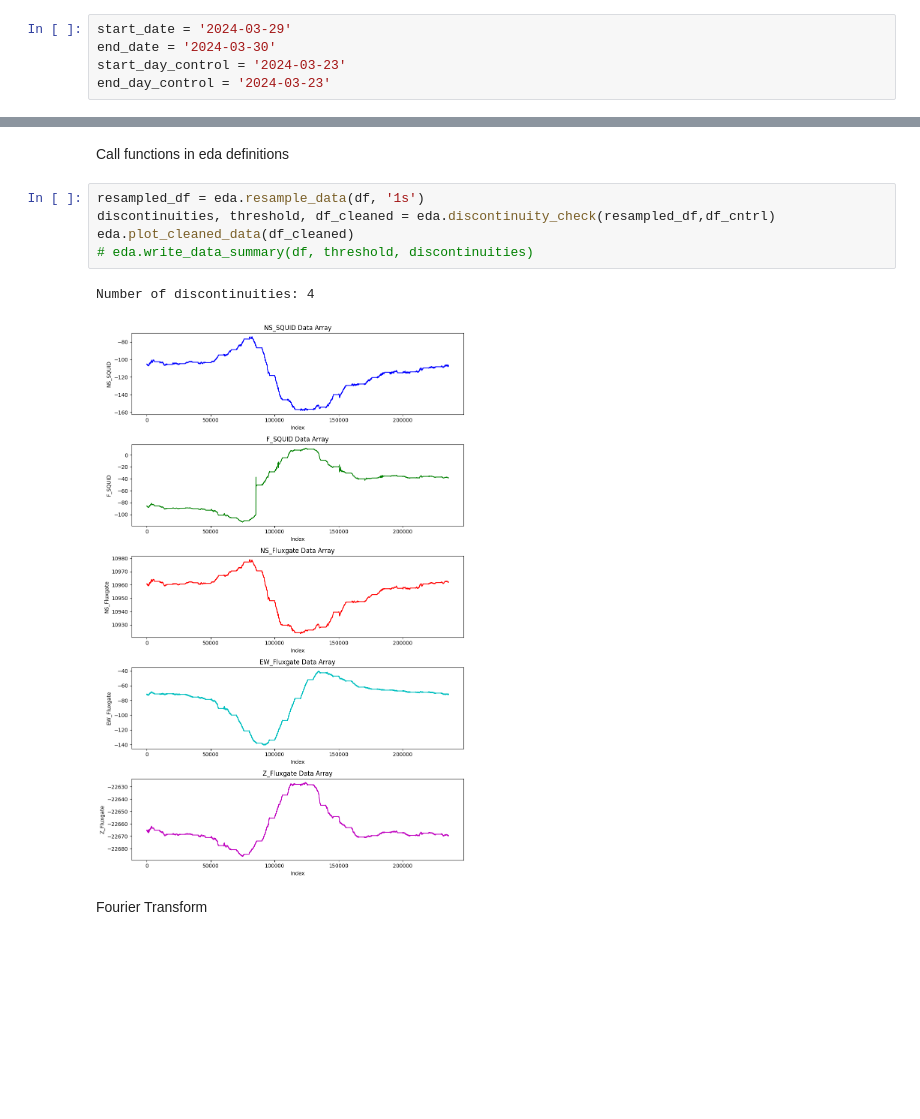
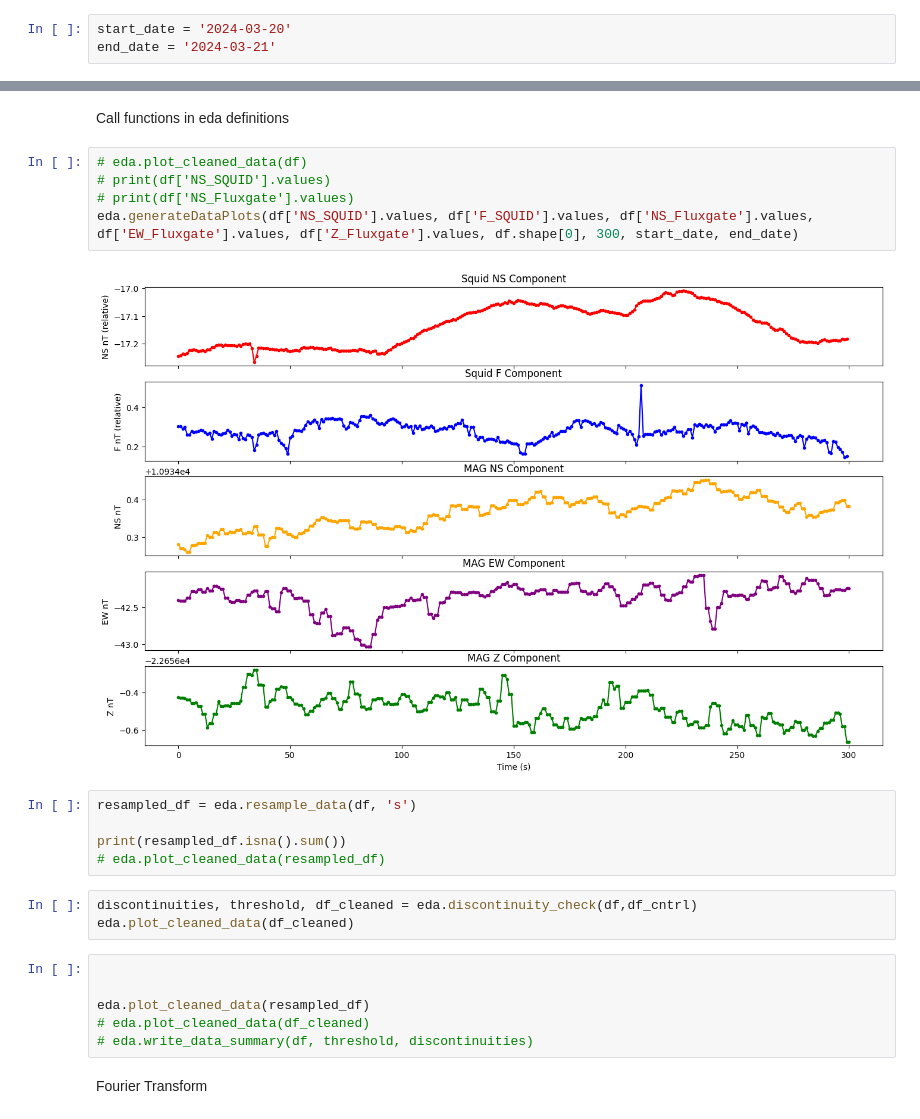
Before and after one commit to TPiphone/Bigdata_Event_Detection, a Jupyter notebook: bigdata_detection/modules/eda.ipynb, the cells around one changed output, grey strips where cells are left out. Drawn from its saved outputs; the diff is of its cells as text; blank space fills up the shorter version.

```diff
--- a/bigdata_detection/modules/eda.ipynb
+++ b/bigdata_detection/modules/eda.ipynb
@@ -14,9 +14,7 @@ import shutil
 # %% [markdown]
 Define Variables
 # %%
-start_date = '2024-03-29'
-end_date = '2024-03-30'
-start_day_control = '2024-03-23'
-end_day_control = '2024-03-23'
+start_date = '2024-03-20'
+end_date = '2024-03-21'
 # %% [markdown]
 Fetch data and store as dataframe
@@ -55,13 +46,26 @@ Time
 # %% [markdown]
 Call functions in eda definitions
+# %%
+# eda.plot_cleaned_data(df)
+# print(df['NS_SQUID'].values)
+# print(df['NS_Fluxgate'].values)
+eda.generateDataPlots(df['NS_SQUID'].values, df['F_SQUID'].values, df['NS_Fluxgate'].values, df['EW_Fluxgate'].values, df['Z_Fluxgate'].values, df.shape[0], 300, start_date, end_date)
+# %% [output]
+[figure, added]
+# %%
+resampled_df = eda.resample_data(df, 's')
+
+print(resampled_df.isna().sum())
+# eda.plot_cleaned_data(resampled_df)
+# %%
+discontinuities, threshold, df_cleaned = eda.discontinuity_check(df,df_cntrl)
+eda.plot_cleaned_data(df_cleaned)
 # %%
-resampled_df = eda.resample_data(df, '1s')
-discontinuities, threshold, df_cleaned = eda.discontinuity_check(resampled_df,df_cntrl)
-eda.plot_cleaned_data(df_cleaned)
+
+
+eda.plot_cleaned_data(resampled_df)
+# eda.plot_cleaned_data(df_cleaned)
 # eda.write_data_summary(df, threshold, discontinuities)
-# %% [output]
-Number of discontinuities: 4
-[figure, removed]
 # %% [markdown]
 Fourier Transform
 # %%
```
Also changed, not shown: parts of 3 cells of this notebook, 4 other files.
